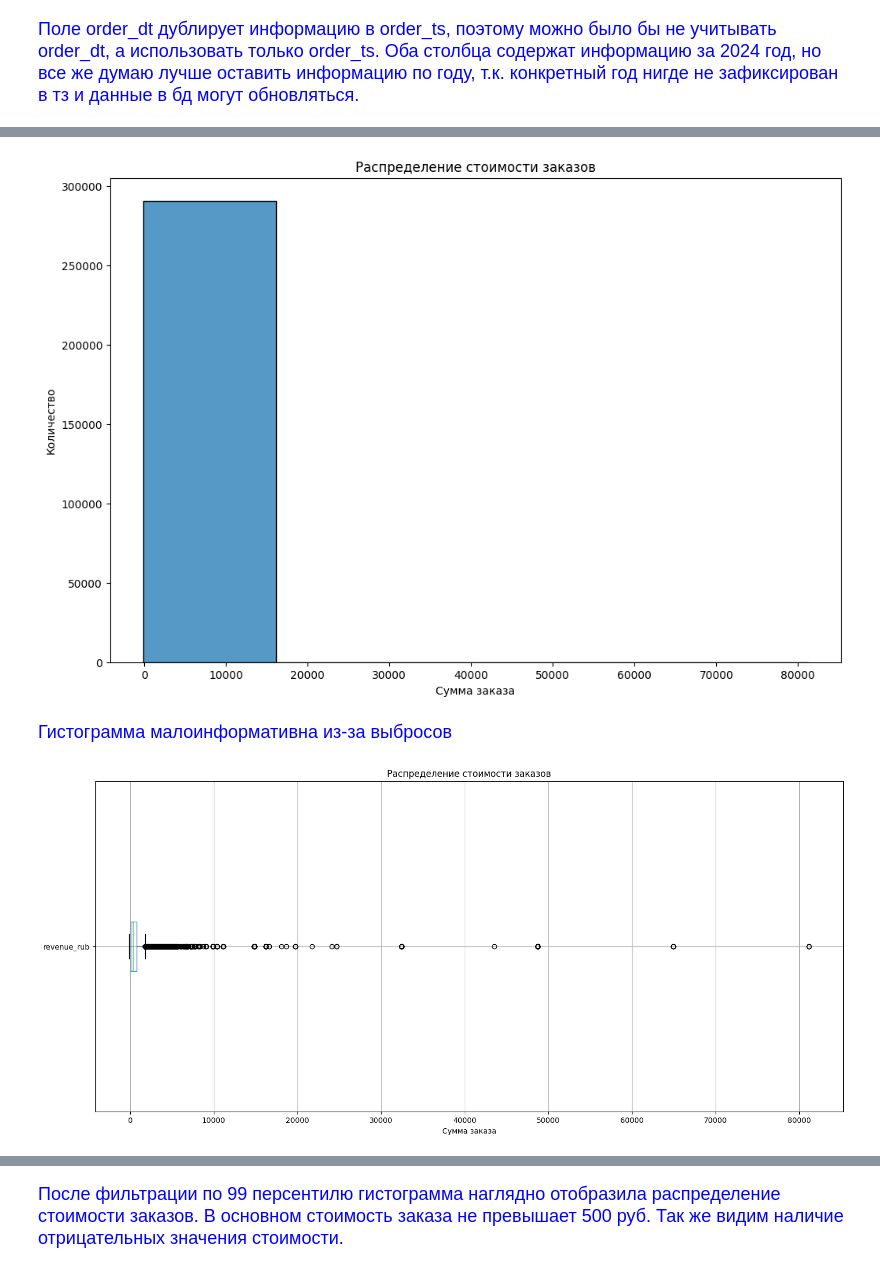
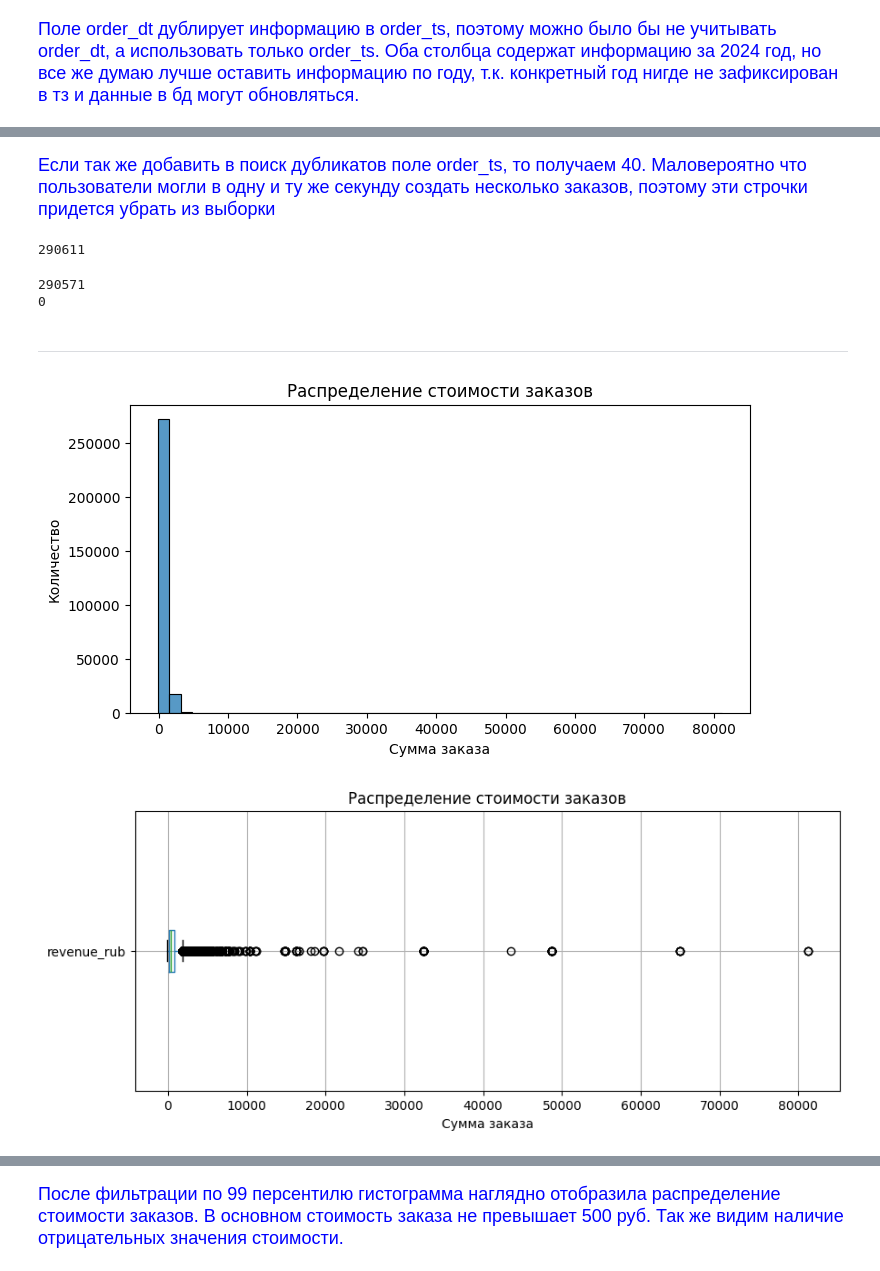
Before and after one commit to relaxeddd/ya-afisha-analysis, a Jupyter notebook: ya-afisha.ipynb, the cells around one changed output, grey strips where cells are left out. Drawn from its saved outputs; the diff is of its cells as text; code cells hidden in the pictures.

```diff
--- a/ya-afisha.ipynb
+++ b/ya-afisha.ipynb
@@ -222,6 +225,13 @@ Name: count, dtype: int64
 # %%
-df['revenue_rub'] = np.where(
-    df['currency_code'] == 'rub',
-    df['revenue'],
-    df['revenue'] * curs_tenge  # если тенге (предполагаем, что другие валюты - тенге)
-)
+def get_exchange_rate(target_date):
+    exact_match = tenge_df[tenge_df['date_ts'] == target_date]
+    if not exact_match.empty:
+        return exact_match['curs_per_unit'].iloc[0]
+
+    # Ищем ближайшую предыдущую дату
+    previous_rates = tenge_df[tenge_df['date_ts'] <= target_date]
+    if not previous_rates.empty:
+        return previous_rates.iloc[-1]['curs_per_unit']
+
+    # Если нет предыдущих дат, берем самую раннюю доступную
+    return tenge_df['curs_per_unit'].iloc[0]
@@ -227,0 +242,6 @@ df['revenue_rub'] = np.where(
+# %%
+df['revenue_rub'] = df.apply(
+    lambda row: row['revenue'] if row['currency_code'] == 'rub'
+    else row['revenue'] * get_exchange_rate(row['order_dt']),
+    axis=1
+)
@@ -282,5 +337,5 @@ dtype('int64')
 # %%
-df['tickets_count'] = pd.to_numeric(df['tickets_count'], downcast='integer')
+df['tickets_count'] = df['tickets_count'].astype('int16')
 # %%
 df['tickets_count'].dtype
 # %% [output]
@@ -415,20 +447,36 @@ Name: order_ts, Length: 290611, dtype: datetime64[ns]
+# %% [markdown]
+<div style="font-size: 18px; line-height: 1.5; color: blue;">
+Если так же добавить в поиск дубликатов поле order_ts, то получаем 40. Маловероятно что пользователи могли в одну и ту же секунду создать несколько заказов, поэтому эти строчки придется убрать из выборки
+</div>
+# %%
+df.shape[0]
+# %% [output]
+290611
+# %%
+df = df.drop_duplicates(subset=['user_id', 'device_type_canonical', 'order_dt', 'order_ts', 'currency_code', 'revenue', 'tickets_count', 'event_id', 'service_name', 'event_type_main', 'region_name', 'city_name'])
+# %%
+duplicates_with_order_ts = df[df[['user_id', 'device_type_canonical', 'order_dt', 'order_ts', 'currency_code', 'revenue', 'tickets_count', 'event_id', 'service_name', 'event_type_main', 'region_name', 'city_name']].duplicated()]
+
+print(df.shape[0])
+print(duplicates_with_order_ts.shape[0])
+# %% [output]
+290571
+0
+# %% [markdown]
+-----------------------------------------------------------------------------------------------
 # %%
-plt.figure(figsize=(12, 8))
+plt.figure(figsize=(8, 4))
 
-sns.histplot(data=df, x='revenue_rub', bins=5)
+sns.histplot(data=df, x='revenue_rub', bins=50)
 
 plt.title('Распределение стоимости заказов')
 plt.xlabel('Сумма заказа')
 plt.ylabel('Количество')
 plt.show()
 # %% [output]
-[figure, old version]
+[figure, new version]
-# %% [markdown]
-<div style="font-size: 18px; line-height: 1.5; color: blue;">
-Гистограмма малоинформативна из-за выбросов
-</div>
 # %%
-plt.figure(figsize=(18, 8))
+plt.figure(figsize=(10, 4))
 
 df.boxplot(column='revenue_rub', vert=False)
 
@@ -437,4 +485,4 @@ plt.xlabel('Сумма заказа')
 
 plt.show()
 # %% [output]
-[figure, old version]
+[figure, new version]
```
Also changed, not shown: parts of 145 cells of this notebook, 2 other files.
